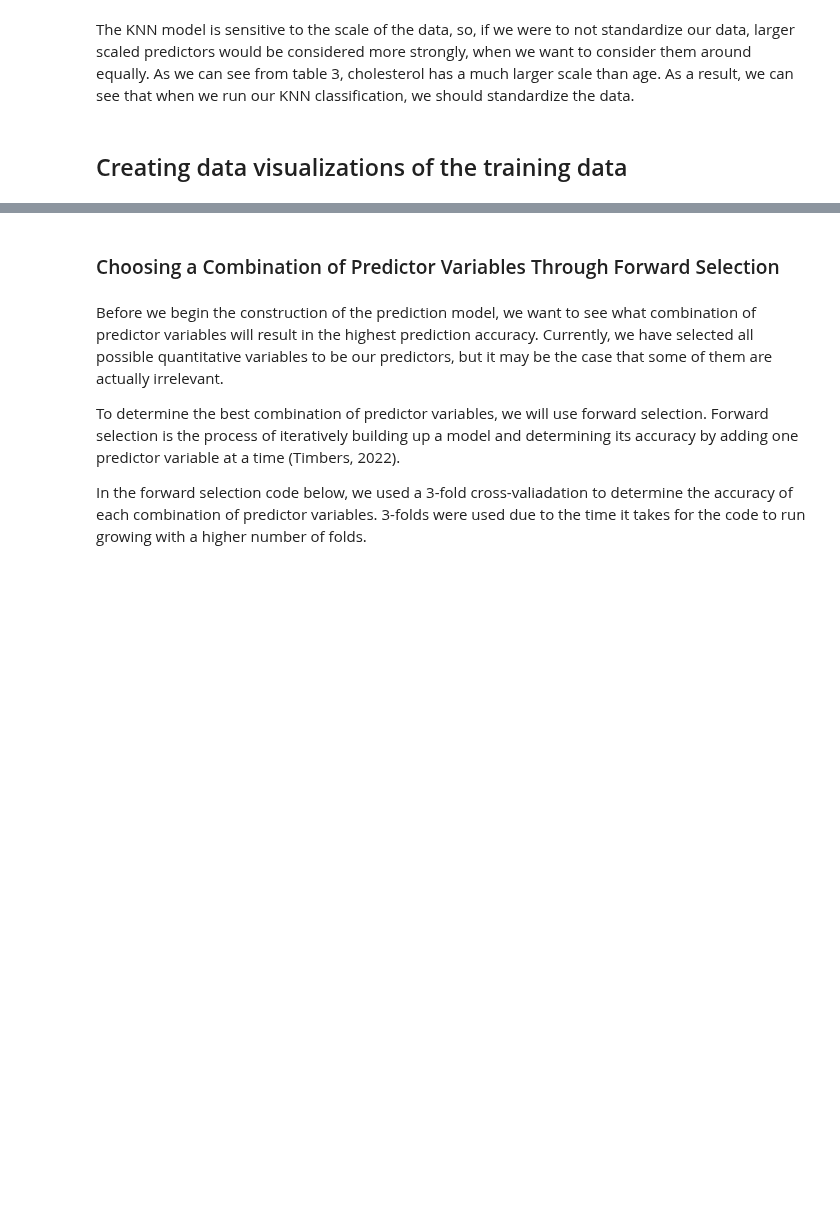
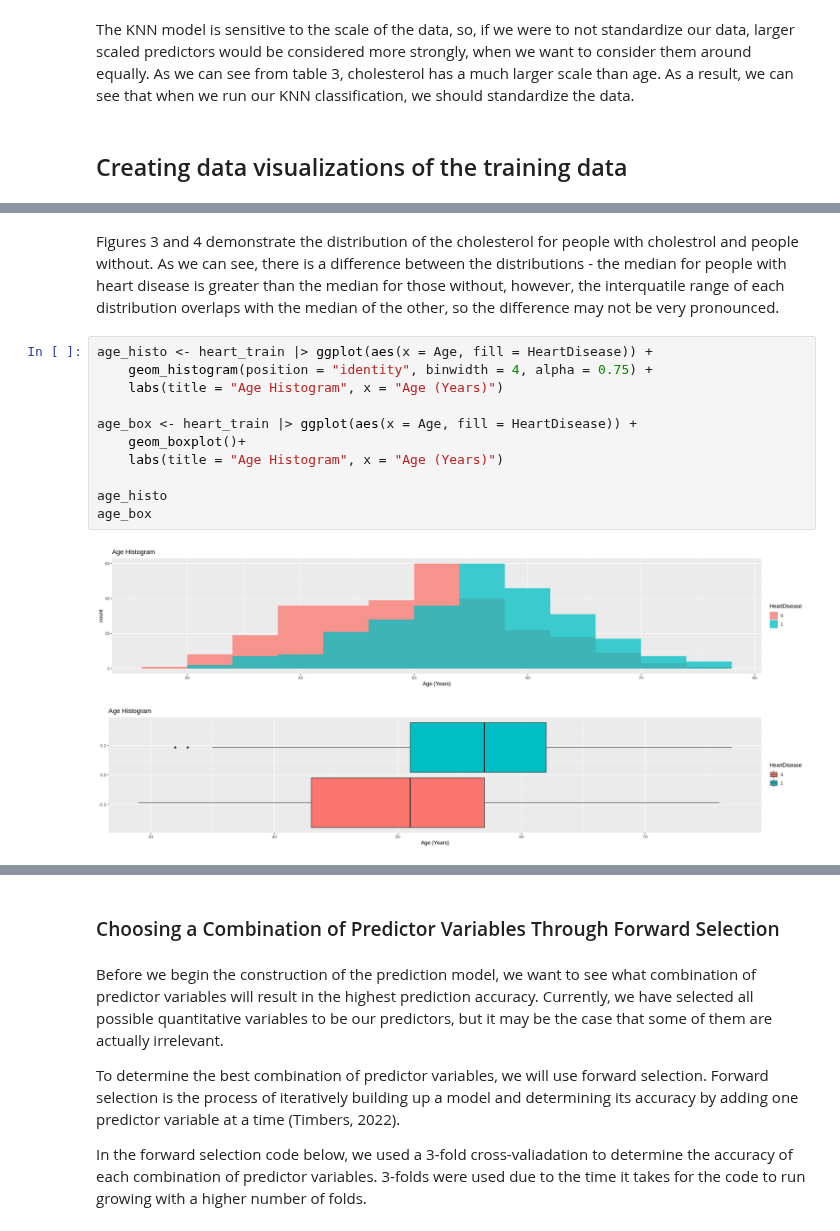
Before and after one commit to josephsoo/dsci_100_group_12, a Jupyter notebook: Project report.ipynb, the cells around one changed output, grey strips where cells are left out. Drawn from its saved outputs; the diff is of its cells as text; blank space fills up the shorter version.

```diff
--- a/Project report.ipynb
+++ b/Project report.ipynb
@@ -225,0 +223,16 @@ Figure 1: Predictor Histograms
+# %% [markdown]
+Figures 3 and 4 demonstrate the distribution of the cholesterol for people with cholestrol and people without. As we can see, there is a difference between the distributions - the median for people with heart disease is greater than the median for those without, however, the interquatile range of each distribution overlaps with the median of the other, so the difference may not be very pronounced.
+# %%
+age_histo <- heart_train |> ggplot(aes(x = Age, fill = HeartDisease)) +
+    geom_histogram(position = "identity", binwidth = 4, alpha = 0.75) +
+    labs(title = "Age Histogram", x = "Age (Years)")
+
+age_box <- heart_train |> ggplot(aes(x = Age, fill = HeartDisease)) +
+    geom_boxplot()+
+    labs(title = "Age Histogram", x = "Age (Years)")
+
+age_histo
+age_box
+# %% [output]
+[figure, added]
+[figure, added]
```
Also changed, not shown: parts of 14 cells of this notebook.
